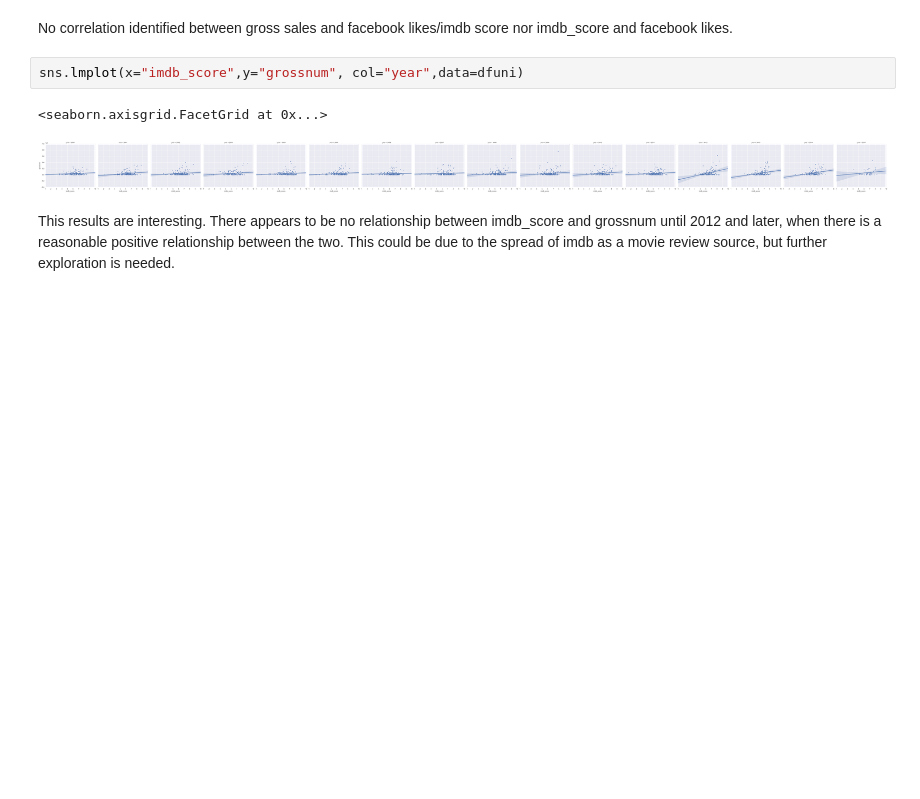
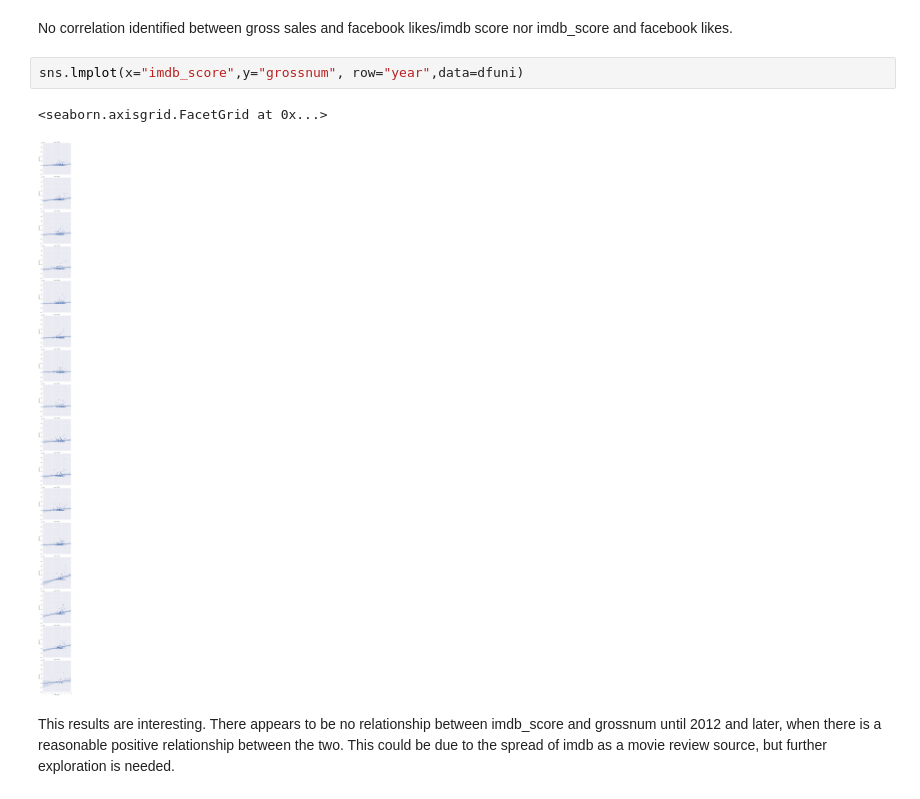
Before and after one commit to mkamenet3/DataScienceProject838, a Jupyter notebook: stage5/CODE/Analysis.ipynb, the cells around one changed output. Saved outputs shown, nothing was run; the diff lists cells and outputs as text; blank space fills up the shorter version.

Commit message:
changed col to row for imdb_score by year plots because they didnt render nicely online

```diff
--- a/stage5/CODE/Analysis.ipynb
+++ b/stage5/CODE/Analysis.ipynb
@@ -437,10 +437,10 @@ dfuni.corr()
 # %% [markdown]
 No correlation identified between gross sales and facebook likes/imdb score nor imdb_score and facebook likes.
 # %%
-sns.lmplot(x="imdb_score",y="grossnum", col="year",data=dfuni)
+sns.lmplot(x="imdb_score",y="grossnum", row="year",data=dfuni)
 # %% [output]
 <seaborn.axisgrid.FacetGrid at 0x...>
-[figure, old version]
+[figure, new version]
 # %% [markdown]
 This results are interesting. There appears to be no relationship between imdb_score and grossnum until 2012 and later, when there is a reasonable positive relationship between the two. This could be due to the spread of imdb as a movie review source, but further exploration is needed.
 # %%
```
